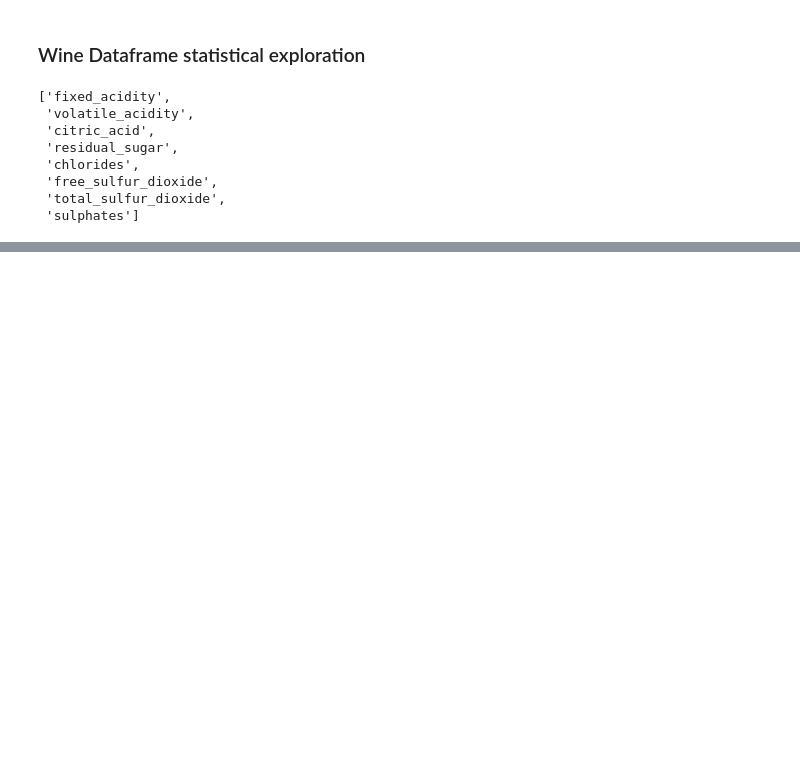
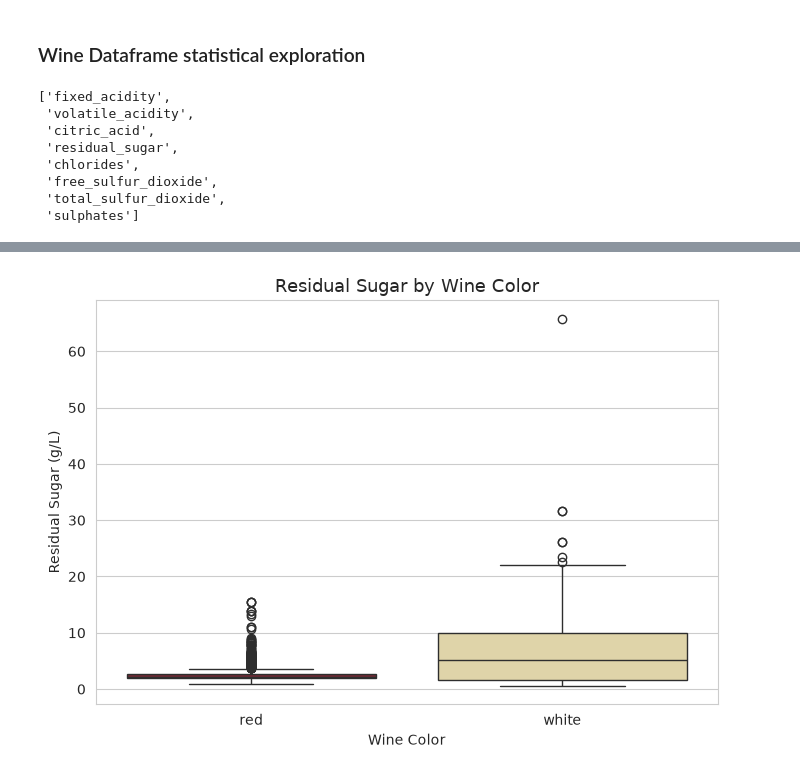
Before and after one commit to CreativeTob/UCIrepo__wine_quality_analysis, a Jupyter notebook: main.ipynb, the cells around one changed output, grey strips where cells are left out. Drawn from its saved outputs; the diff is of its cells as text; code cells hidden in the pictures; blank space fills up the shorter version.

```diff
--- a/main.ipynb
+++ b/main.ipynb
@@ -242 +223,22 @@ wine_df_summary
 | outliers | 357.00 | 377.00 | 509.00 | 118.00 | 286.00 | 62.00 | ... |
+# %%
+sns.set_style("whitegrid")
+fig, ax = plt.subplots(figsize=(7, 5))
+
+sns.boxplot(
+    data=wine_df,
+    x='color',
+    y='residual_sugar',
+    hue='color',
+    palette={'red': '#7b1e2b', 'white': '#e8d9a0'},
+    legend=False,
+    ax=ax
+)
+
+ax.set_title('Residual Sugar by Wine Color', fontsize=13)
+ax.set_xlabel('Wine Color')
+ax.set_ylabel('Residual Sugar (g/L)')
+
+plt.tight_layout()
+# %% [output]
+[figure, added]
```
Also changed, not shown: parts of 10 cells of this notebook, 12 other files.
